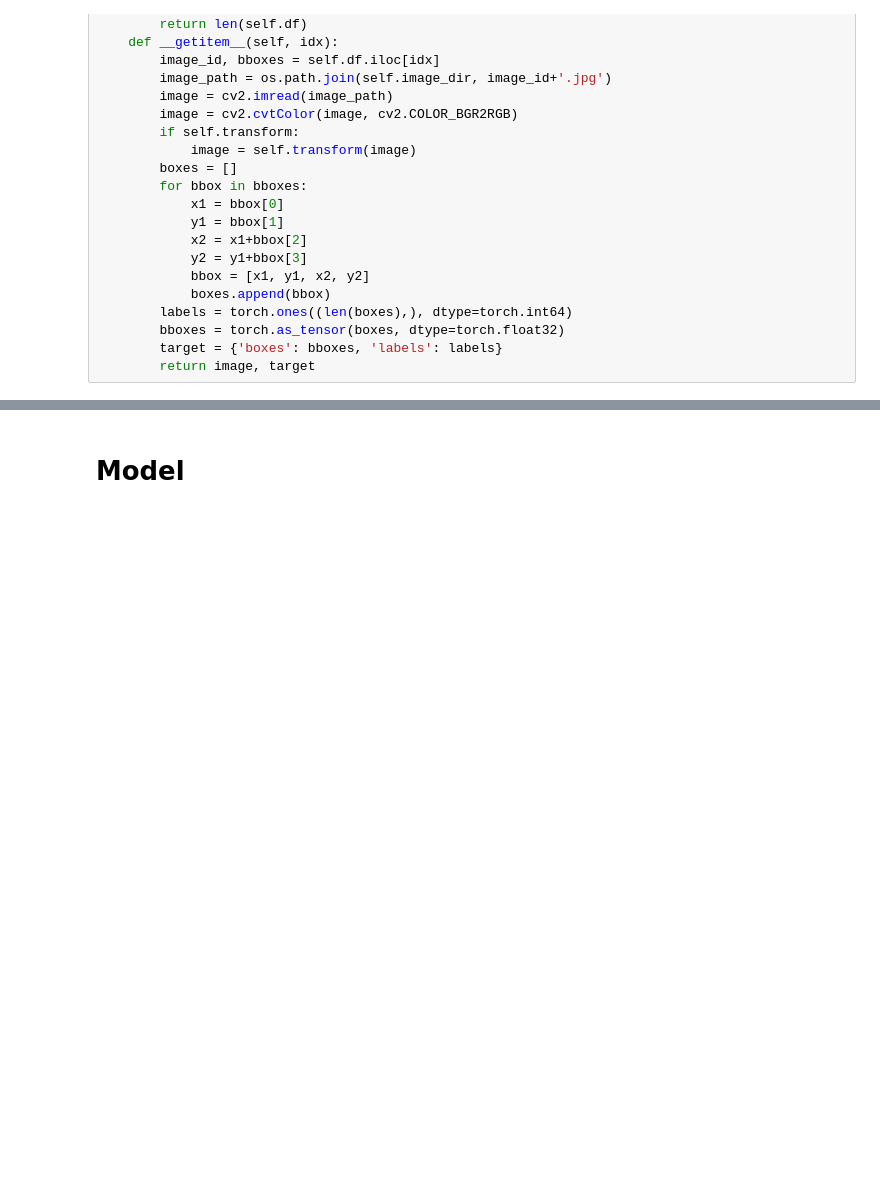
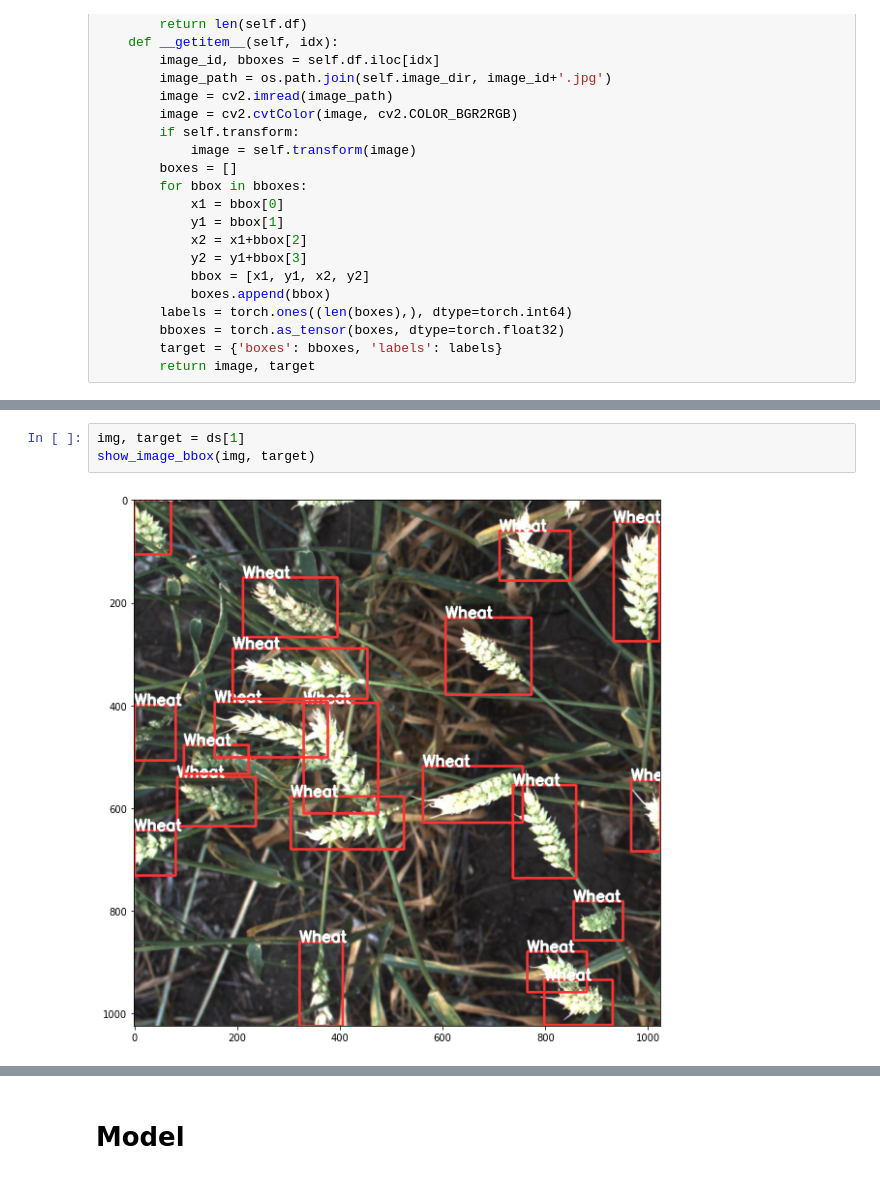
Before and after one commit to skj092/mask-detector, a Jupyter notebook: Global_Wheat_Detection.ipynb, the cells around one changed output, grey strips where cells are left out. Saved outputs shown, nothing was run; the diff lists cells and outputs as text; blank space fills up the shorter version.

```diff
--- a/Global_Wheat_Detection.ipynb
+++ b/Global_Wheat_Detection.ipynb
@@ -141,0 +164,5 @@ df = df.groupby('image_id')['bbox'].apply(list).reset_index(name='bboxes')
+# %%
+img, target = ds[1]
+show_image_bbox(img, target)
+# %% [output]
+[figure, added]
```
Also changed, not shown: parts of 9 cells of this notebook.
